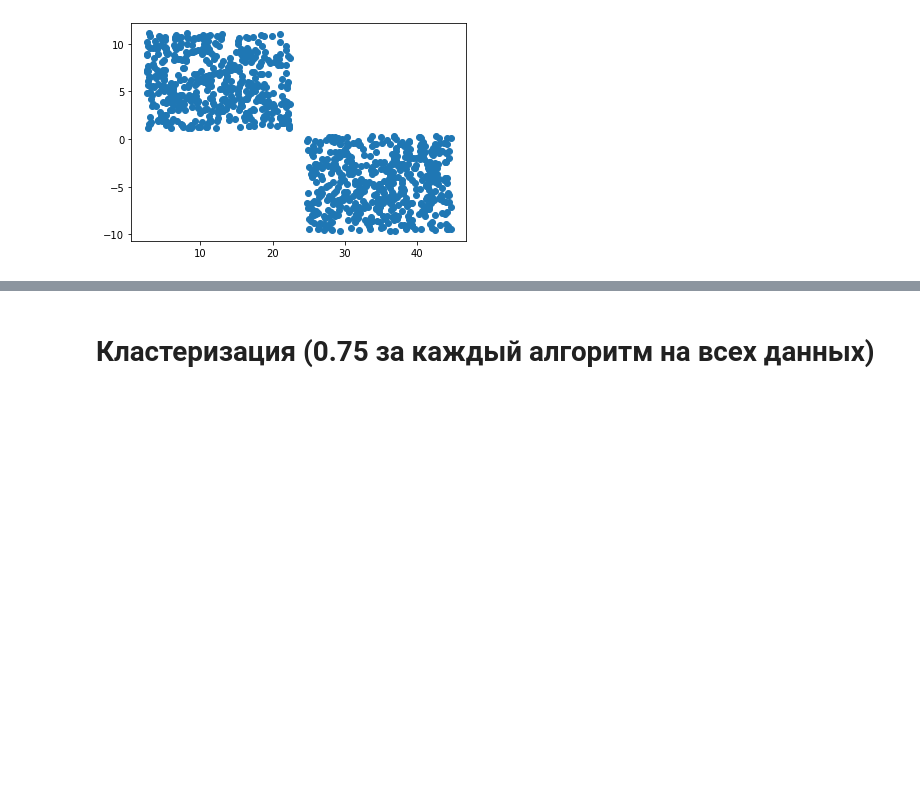
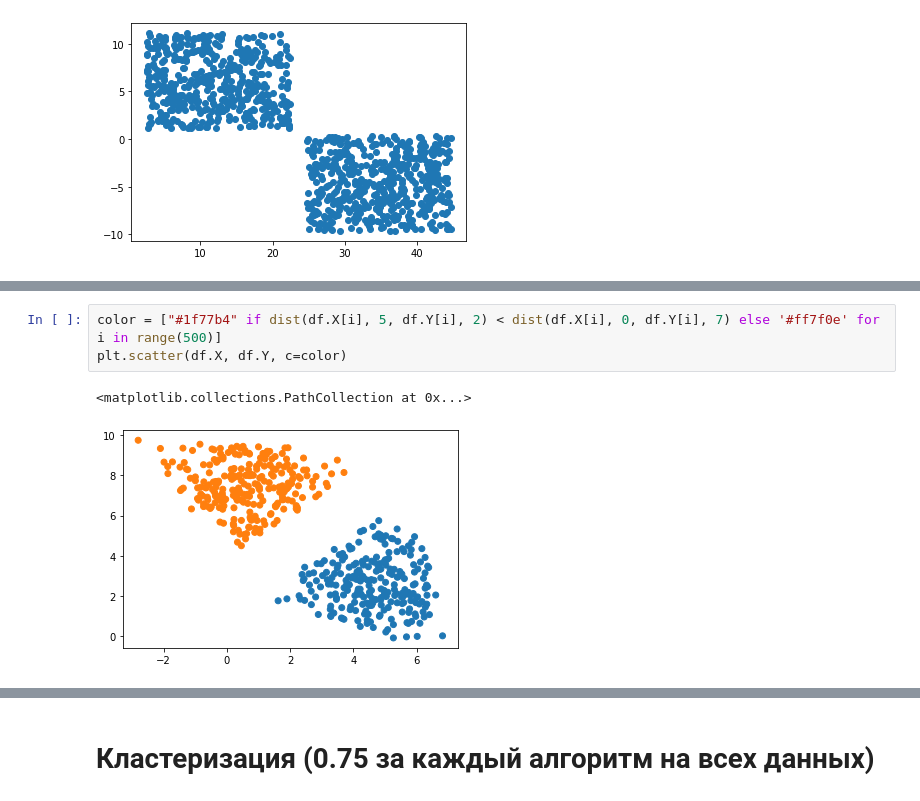
Before and after one commit to thesw1tcher/hw_ege, a Jupyter notebook: HW.ipynb, the cells around one changed output, grey strips where cells are left out. Saved outputs shown, nothing was run; the diff lists cells and outputs as text; blank space fills up the shorter version.

```diff
--- a/HW.ipynb
+++ b/HW.ipynb
@@ -214,0 +279,6 @@ print(math.floor((xb+xo)/2*1000), math.floor((yb+yo)/2*1000))
+# %%
+color = ["#1f77b4" if dist(df.X[i], 5, df.Y[i], 2) < dist(df.X[i], 0, df.Y[i], 7) else '#ff7f0e' for i in range(500)]
+plt.scatter(df.X, df.Y, c=color)
+# %% [output]
+<matplotlib.collections.PathCollection at 0x...>
+[figure, added]
```
Also changed, not shown: parts of 16 cells of this notebook.
